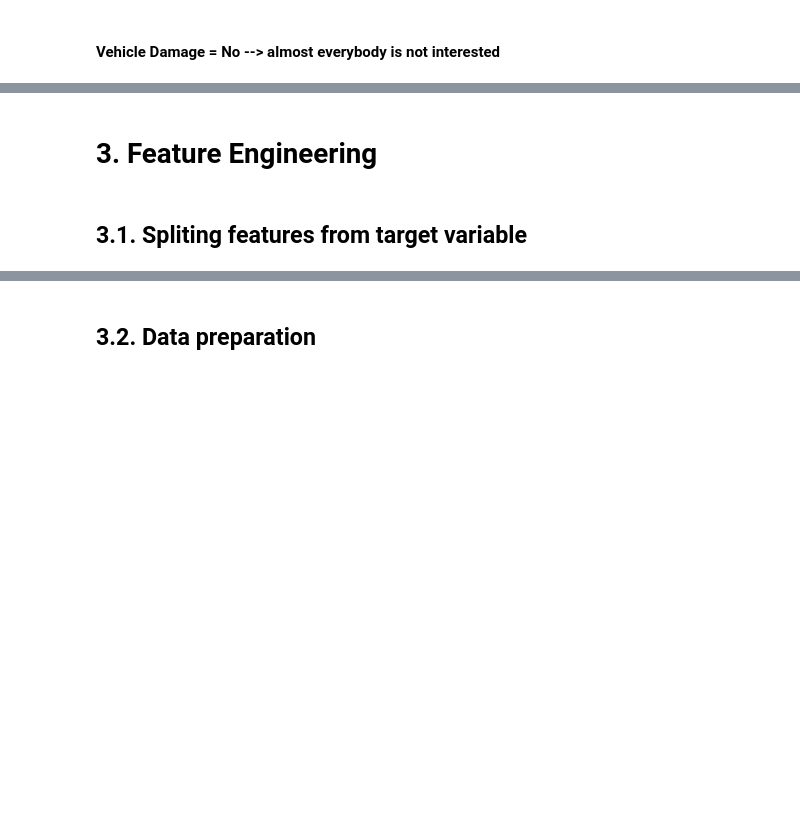
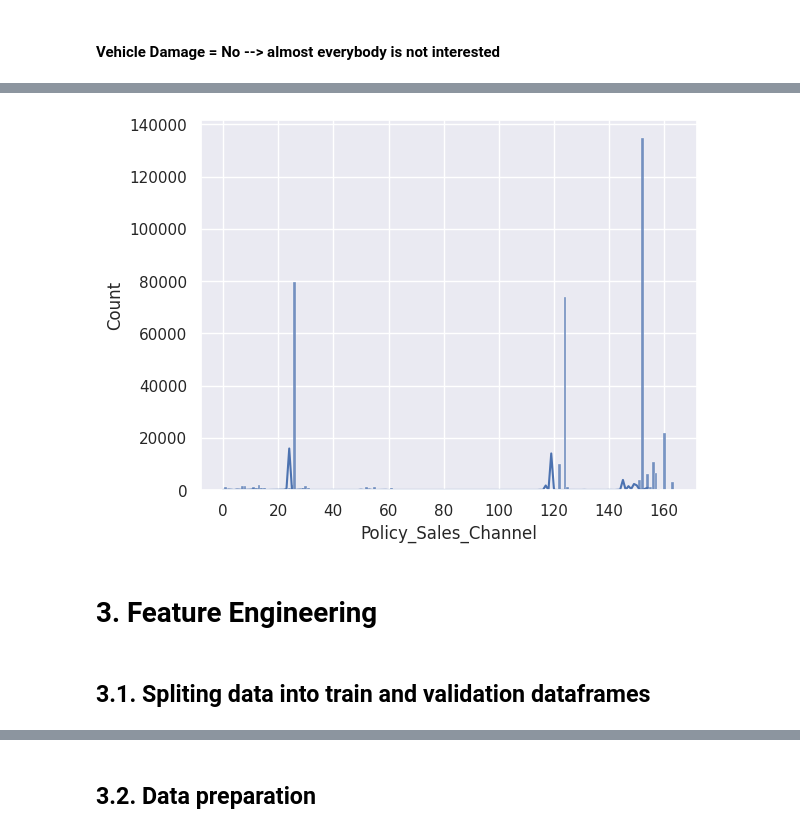
Before and after one commit to ezequielpf/health_insurance_cross_sell, a Jupyter notebook: notebooks/2_car_insurance.ipynb, the cells around one changed output, grey strips where cells are left out. Saved outputs shown, nothing was run; the diff lists cells and outputs as text; code cells hidden in the pictures; blank space fills up the shorter version.

```diff
--- a/notebooks/2_car_insurance.ipynb
+++ b/notebooks/2_car_insurance.ipynb
@@ -323,0 +373,3 @@ sns.countplot(data=df_train, x=df_train['Vehicle_Damage'], hue=df_train['Respons
+# %%
+aux = df.groupby('Policy_Sales_Channel')['Response'].sum().reset_index()
+aux
@@ -324,4 +390,8 @@ sns.countplot(data=df_train, x=df_train['Vehicle_Damage'], hue=df_train['Respons
+# %%
+plt.figure()
+ax = sns.histplot(data=df, x='Policy_Sales_Channel')
+ax = plt.plot(aux['Response'])
+# %% [output]
+[figure, added]
 # %% [markdown]
 # 3. Feature Engineering
-# %% [markdown]
-## 3.1. Spliting features from target variable
@@ -331,0 +398,2 @@ y_train = df_train['Response']
+# %% [markdown]
+## 3.1. Spliting data into train and validation dataframes
```
Also changed, not shown: parts of 160 cells of this notebook, 3 other files.
